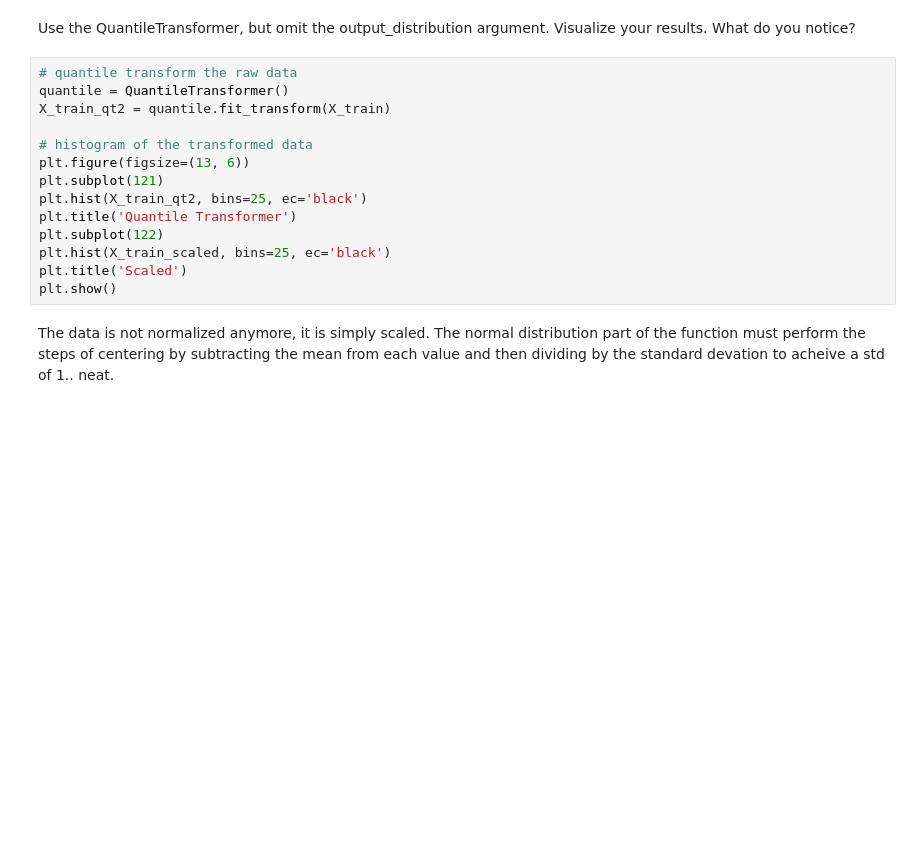
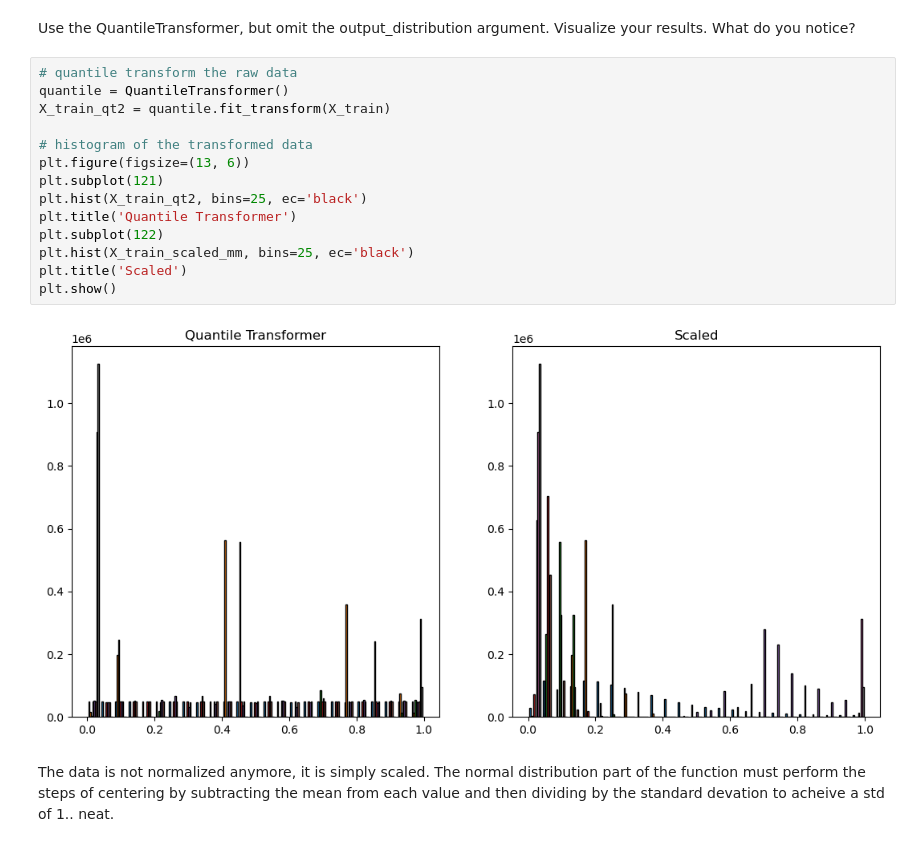
Before and after one commit to lewisalexia/regression-exercises, a Jupyter notebook: scaling.ipynb, the cells around one changed output. Drawn from its saved outputs; the diff is of its cells as text; blank space fills up the shorter version.

```diff
--- a/scaling.ipynb
+++ b/scaling.ipynb
@@ -233,17 +233,19 @@ Use the QuantileTransformer, but omit the output_distribution argument. Visualiz
 # %%
 # quantile transform the raw data
 quantile = QuantileTransformer()
 X_train_qt2 = quantile.fit_transform(X_train)
 
 # histogram of the transformed data
 plt.figure(figsize=(13, 6))
 plt.subplot(121)
 plt.hist(X_train_qt2, bins=25, ec='black')
 plt.title('Quantile Transformer')
 plt.subplot(122)
-plt.hist(X_train_scaled, bins=25, ec='black')
+plt.hist(X_train_scaled_mm, bins=25, ec='black')
 plt.title('Scaled')
 plt.show()
+# %% [output]
+[figure, added]
 # %% [markdown]
 The data is not normalized anymore, it is simply scaled. The normal distribution part of the function must perform the steps of centering by subtracting the mean from each value and then dividing by the standard devation to acheive a std of 1.. neat.
 # %% [markdown]
```
Also changed, not shown: parts of 1 cell of this notebook.
